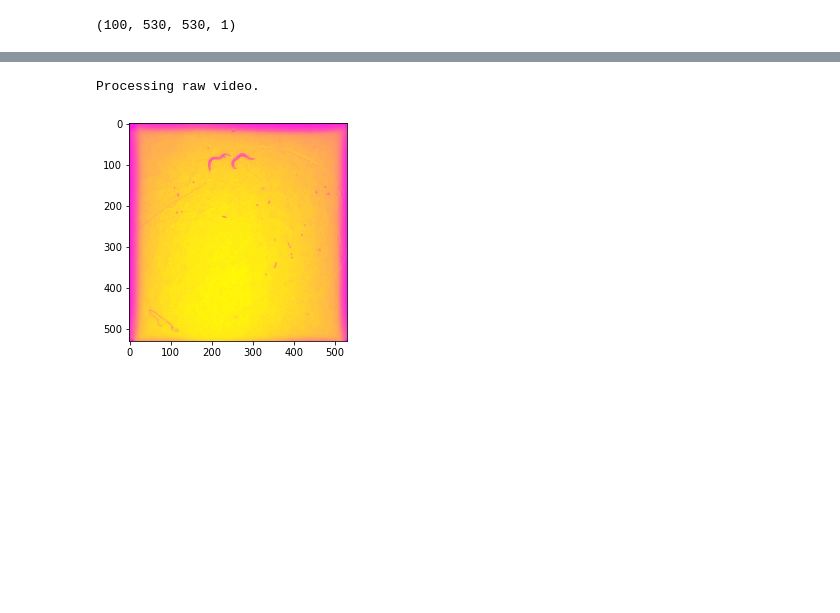
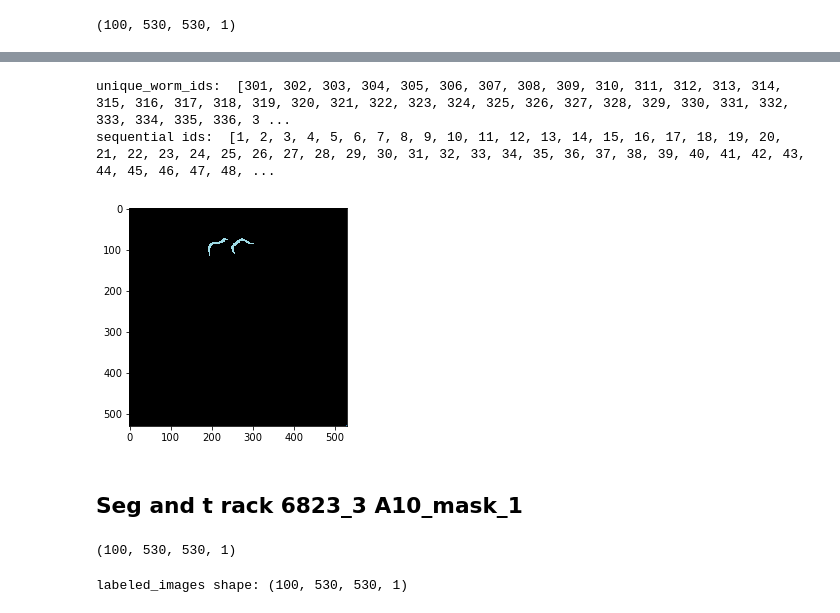
Before and after one commit to RosaryYao/msc_wormtracking, a Jupyter notebook: track_worms_2.ipynb, the cells around one changed output, grey strips where cells are left out. Drawn from its saved outputs; the diff is of its cells as text; code cells hidden in the pictures; blank space fills up the shorter version.

```diff
--- a/track_worms_2.ipynb
+++ b/track_worms_2.ipynb
@@ -506,38 +352,0 @@ trk = load_trks('../6819_3/D7_mask_1and2.trks')
-# %%
-# The tracker requires normalized images as input
-def image_norm(img):
-    return (img - np.mean(img)) / np.std(img)
-
-trials = []
-
-# Go through each batch (movie) in each dataset
-for batch_num, (lineage, raw, tracked) in enumerate(zip(trk['lineages'], trks['X'], trks['y'])):
-    # Normalize raw images
-    for frame in range(raw.shape[0]):
-        raw[frame, :, :, 0] = image_norm(raw[frame, :, :, 0])
-
-    #print(raw.shape)
-    #print(tracked.shape)
-        # Track each movie with each division parameter
-    print('Tracking: Dataset {}, Batch {}'.format(set_num, batch_num))
-    # Track with the selected parameters
-    trial = deepcell.tracking.cell_tracker(
-        raw, tracked, tracking_model,
-        max_distance=max_distance,
-        track_length=track_length,
-        division=div_param,
-        birth=birth_param,
-        death=death_param,
-        neighborhood_scale_size=neighborhood_scale_size,
-        features=features,
-        crop_dim=100)
-
-    try:
-        trial.track_cells()
-
-    except ValueError:
-        print("ValueError occurs!")
-        pass
-
-    gif_name = '../test_6819_3_D7_%s.gif' % batch_num
-    gif.plot_gif(trial.y, gif_name)
@@ -568,5 +373,19 @@ array([  0,   1,   2, 158, 159, 160, 161, 162, 163, 164, 165, 166, 167,
-# %%
-gif.plot_gif(np.load("../6819_3/D7_raw_2.npy"), '../6819_3/gif/D7_raw_2.gif', raw=True)
-# %% [output]
-Processing raw video.
-[figure, removed]
+# %%
+import gif
+gif.plot_gif_more(trial.y, '../tracked/6819_3/D7_tracked_1.gif')
+# %% [output]
+unique_worm_ids:  [301, 302, 303, 304, 305, 306, 307, 308, 309, 310, 311, 312, 313, 314, 315, 316, 317, 318, 319, 320, 321, 322, 323, 324, 325, 326, 327, 328, 329, 330, 331, 332, 333, 334, 335, 336, 3 ...
+sequential ids:  [1, 2, 3, 4, 5, 6, 7, 8, 9, 10, 11, 12, 13, 14, 15, 16, 17, 18, 19, 20, 21, 22, 23, 24, 25, 26, 27, 28, 29, 30, 31, 32, 33, 34, 35, 36, 37, 38, 39, 40, 41, 42, 43, 44, 45, 46, 47, 48, ...
+[figure, added]
+# %% [markdown]
+## Seg and t rack 6823_3 A10_mask_1
+# %%
+d7 = np.load("../6823_3/A10_raw_1.npy")
+x = d7
+
+print(x.shape)
+
+images = pixelwise_model.predict(x)[-1]
+images_fgbg = fgbg_model.predict(x)[-1]
+# %% [output]
+(100, 530, 530, 1)
@@ -572,0 +401,18 @@ Processing raw video.
+# %%
+from skimage.measure import label
+from skimage import morphology
+
+labeled_images = []
+for i in range(images_post_fgbg.shape[0]):
+    interior = images_post_fgbg[i, ..., 2] > .5
+    labeled_image = label(interior)
+    labeled_image = morphology.remove_small_objects(
+        labeled_image, min_size=50, connectivity=1)  ## min_size=50
+    labeled_images.append(labeled_image)
+labeled_images = np.array(labeled_images)
+labeled_images = np.expand_dims(labeled_images, axis=-1)
+
+
+print('labeled_images shape:', labeled_images.shape)
+# %% [output]
+labeled_images shape: (100, 530, 530, 1)
```
Also changed, not shown: parts of 48 cells of this notebook, 7 other files.
